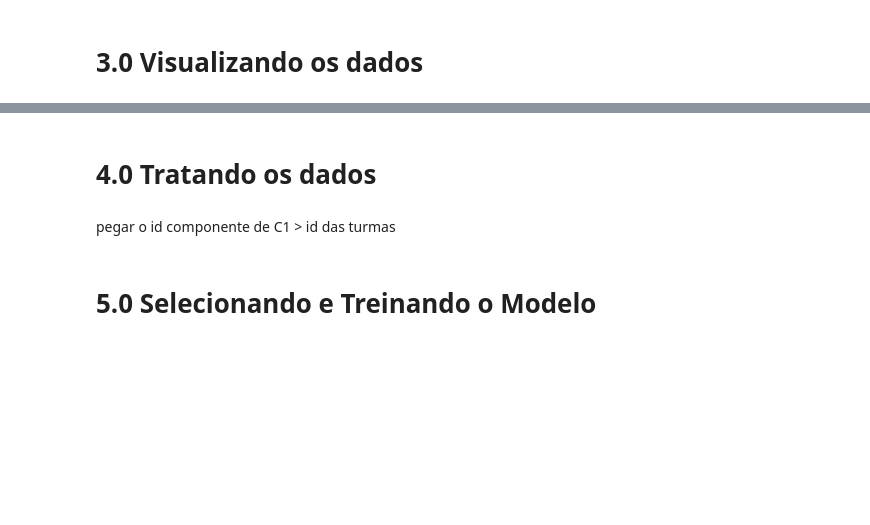
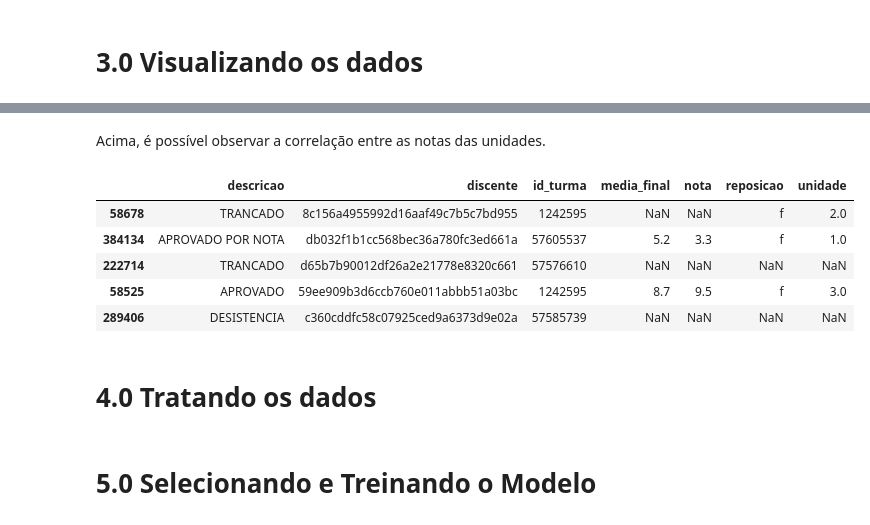
Before and after one commit to AndressaStefany/machine-learning, a Jupyter notebook: Linear Regression/myFirst_end_to_end.ipynb, the cells around one changed output, grey strips where cells are left out. Saved outputs shown, nothing was run; the diff lists cells and outputs as text; code cells hidden in the pictures; blank space fills up the shorter version.

```diff
--- a/Linear Regression/myFirst_end_to_end.ipynb
+++ b/Linear Regression/myFirst_end_to_end.ipynb
@@ -527,7 +565,16 @@ data has 69775 instances
+# %% [markdown]
+Acima, é possível observar a correlação entre as notas das unidades.
+# %%
+treinamento.head()
+# %% [output]
+|  | descricao | discente | id_turma | media_final | nota | reposicao | unidade |
+| 58678 | TRANCADO | 8c156a4955992d16aaf49c7b5c7bd955 | 1242595 | NaN | NaN | f | 2.0 |
+| 384134 | APROVADO POR NOTA | db032f1b1cc568bec36a780fc3ed661a | 57605537 | 5.2 | 3.3 | f | 1.0 |
+| 222714 | TRANCADO | d65b7b90012df26a2e21778e8320c661 | 57576610 | NaN | NaN | NaN | NaN |
+| 58525 | APROVADO | 59ee909b3d6ccb760e011abbb51a03bc | 1242595 | 8.7 | 9.5 | f | 3.0 |
+| 289406 | DESISTENCIA | c360cddfc58c07925ced9a6373d9e02a | 57585739 | NaN | NaN | NaN | NaN |
 # %% [markdown]
 # 4.0 Tratando os dados
-# %% [markdown]
-pegar o id componente de C1 > id das turmas
 # %% [markdown]
 # 5.0 Selecionando e Treinando o Modelo
 # %% [markdown]
```
Also changed, not shown: parts of 8 cells of this notebook.
